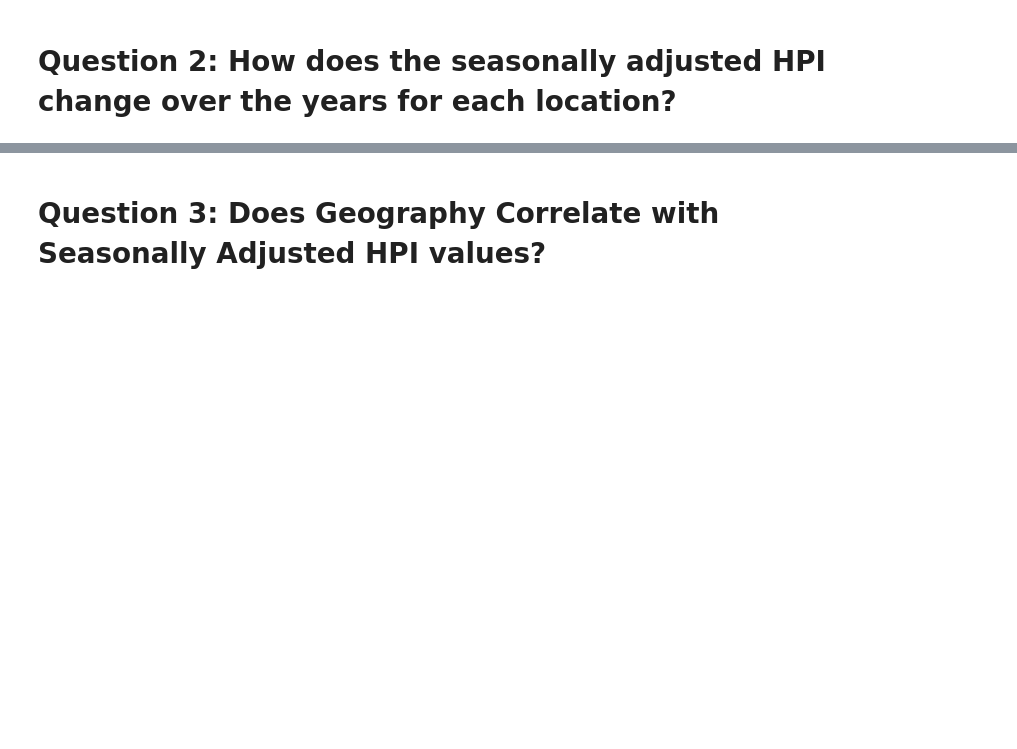
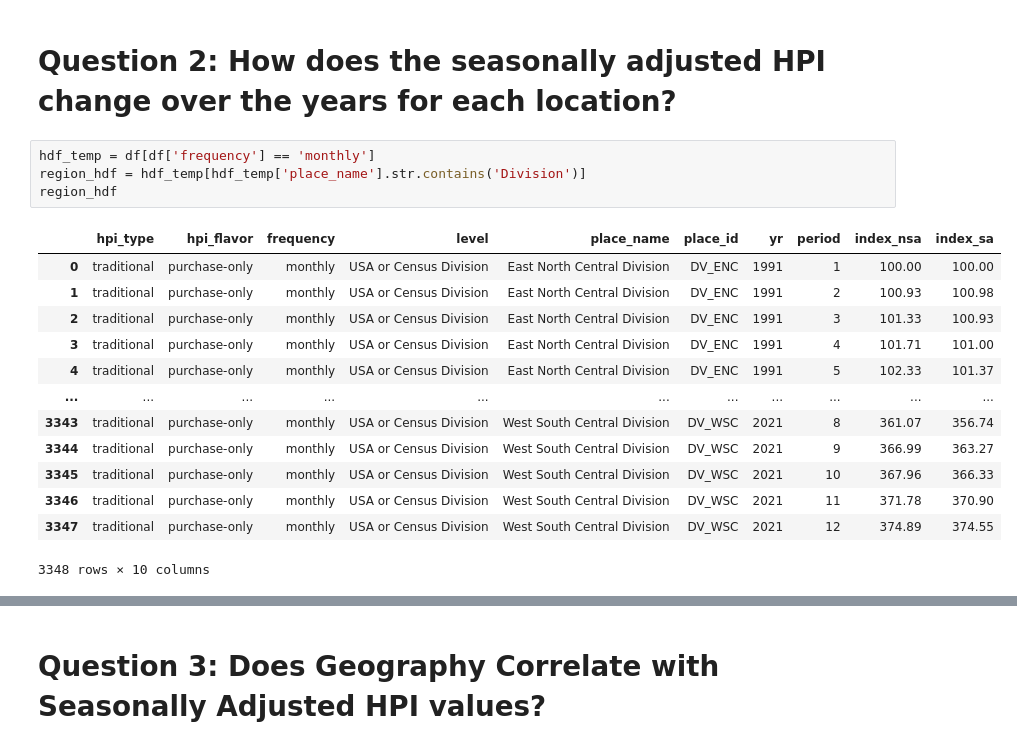
Before and after one commit to Silvam1345/cs103a-cpa01, a Jupyter notebook: cpa01.ipynb, the cells around one changed output, grey strips where cells are left out. Cells and saved outputs as stored; diff of their text form; blank space fills up the shorter version.

```diff
--- a/cpa01.ipynb
+++ b/cpa01.ipynb
@@ -47,3 +47,21 @@ Denver-Aurora-Lakewood, CO        quarterly  2021  4         658.145
 Name: index_sa, dtype: float64
 # %% [markdown]
 # Question 2: How does the seasonally adjusted HPI change over the years for each location?
+# %%
+hdf_temp = df[df['frequency'] == 'monthly']
+region_hdf = hdf_temp[hdf_temp['place_name'].str.contains('Division')]
+region_hdf
+# %% [output]
+|  | hpi_type | hpi_flavor | frequency | level | place_name | place_id | yr | period | index_nsa | index_sa |
+| 0 | traditional | purchase-only | monthly | USA or Census Division | East North Central Division | DV_ENC | 1991 | 1 | 100.00 | 100.00 |
+| 1 | traditional | purchase-only | monthly | USA or Census Division | East North Central Division | DV_ENC | 1991 | 2 | 100.93 | 100.98 |
+| 2 | traditional | purchase-only | monthly | USA or Census Division | East North Central Division | DV_ENC | 1991 | 3 | 101.33 | 100.93 |
+| 3 | traditional | purchase-only | monthly | USA or Census Division | East North Central Division | DV_ENC | 1991 | 4 | 101.71 | 101.00 |
+| 4 | traditional | purchase-only | monthly | USA or Census Division | East North Central Division | DV_ENC | 1991 | 5 | 102.33 | 101.37 |
+| ... | ... | ... | ... | ... | ... | ... | ... | ... | ... | ... |
+| 3343 | traditional | purchase-only | monthly | USA or Census Division | West South Central Division | DV_WSC | 2021 | 8 | 361.07 | 356.74 |
+| 3344 | traditional | purchase-only | monthly | USA or Census Division | West South Central Division | DV_WSC | 2021 | 9 | 366.99 | 363.27 |
+| 3345 | traditional | purchase-only | monthly | USA or Census Division | West South Central Division | DV_WSC | 2021 | 10 | 367.96 | 366.33 |
+| 3346 | traditional | purchase-only | monthly | USA or Census Division | West South Central Division | DV_WSC | 2021 | 11 | 371.78 | 370.90 |
+| 3347 | traditional | purchase-only | monthly | USA or Census Division | West South Central Division | DV_WSC | 2021 | 12 | 374.89 | 374.55 |
+3348 rows × 10 columns
```
Also changed, not shown: parts of 2 cells of this notebook.
